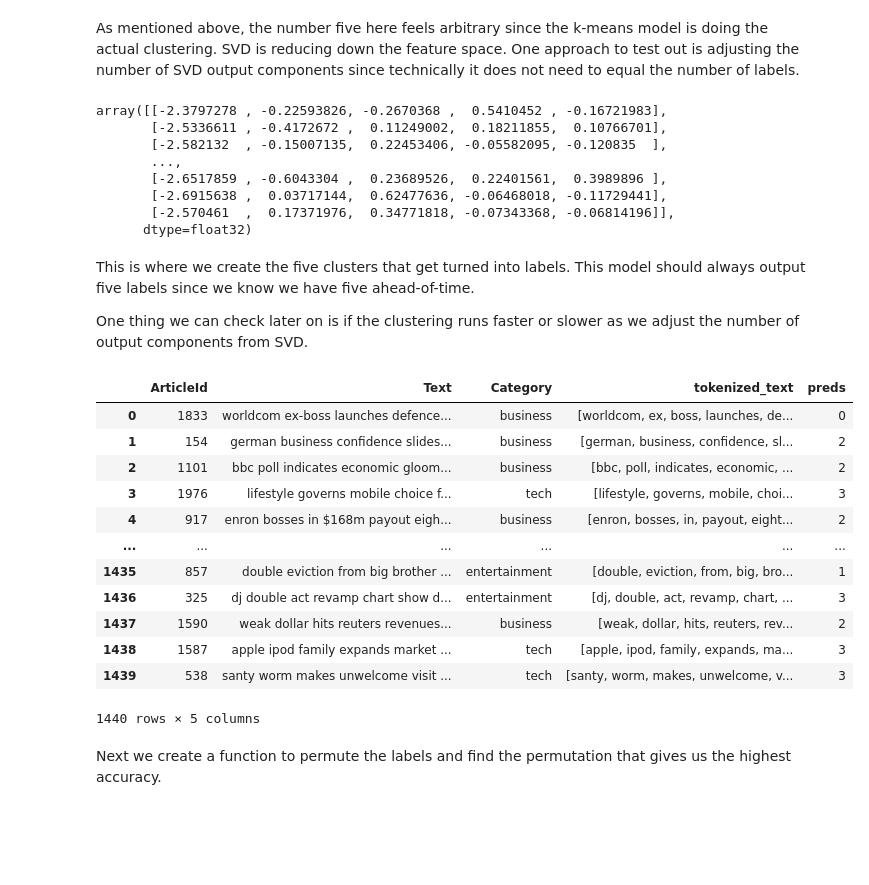
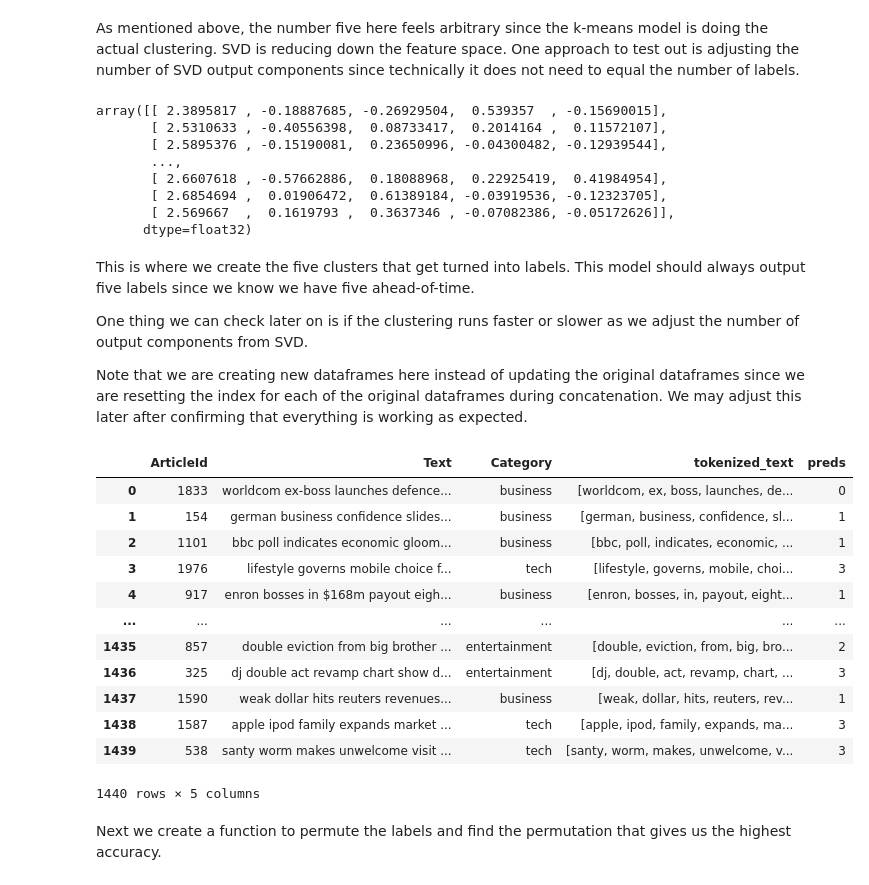
Before and after one commit to jhleakakos/msds-bbc-news-classification, a Jupyter notebook: classify_me_bbc.ipynb, the cells around one changed output. Cells and saved outputs as stored; diff of their text form; code cells hidden in the pictures; blank space fills up the shorter version.

Commit message:
refactor to clarify names and to put test set code in same cells as training set code

```diff
--- a/classify_me_bbc.ipynb
+++ b/classify_me_bbc.ipynb
@@ -281,6 +302,6 @@ The Word2Vec model has 1,440 articles
 # %%
 w2vmodel.train(
-    df['tokenized_text']
+    df_train['tokenized_text']
     , total_examples=w2vmodel.corpus_count
     , epochs=w2vmodel.epochs
 );
@@ -341,0 +363,11 @@ Number of columns in article feature matrix: 100
+# %%
+article_embeddings_train = i_need_article_embeddings(df_train['tokenized_text'])
+article_embeddings_test = i_need_article_embeddings(df_test['tokenized_text'])
+
+df_article_embeddings_train = pd.DataFrame(article_embeddings_train, index=df_train['ArticleId'])
+df_article_embeddings_test = pd.DataFrame(article_embeddings_test, index=df_test['ArticleId'])
+
+print(f'Number of rows in article feature matrix: {df_article_embeddings_train.shape[0]:,}')
+print(f'Number of columns in article feature matrix: {df_article_embeddings_train.shape[1]:,}')
+
+df_article_embeddings_train.head()
@@ -373,50 +418,65 @@ svd = TruncatedSVD(
     n_components=5
     , random_state=42
 )
-U = svd.fit_transform(df_article_embeddings)
+U_train = svd.fit_transform(df_article_embeddings_train)
+U_test = svd.transform(df_article_embeddings_test)
 # %% [markdown]
 As mentioned above, the number five here feels arbitrary since the k-means model is doing the actual clustering. SVD is reducing down the feature space. One approach to test out is adjusting the number of SVD output components since technically it does not need to equal the number of labels.
 # %%
-U
+U_train
 # %% [output]
-array([[-2.3797278 , -0.22593826, -0.2670368 ,  0.5410452 , -0.16721983],
-       [-2.5336611 , -0.4172672 ,  0.11249002,  0.18211855,  0.10766701],
-       [-2.582132  , -0.15007135,  0.22453406, -0.05582095, -0.120835  ],
+array([[ 2.3895817 , -0.18887685, -0.26929504,  0.539357  , -0.15690015],
+       [ 2.5310633 , -0.40556398,  0.08733417,  0.2014164 ,  0.11572107],
+       [ 2.5895376 , -0.15190081,  0.23650996, -0.04300482, -0.12939544],
        ...,
-       [-2.6517859 , -0.6043304 ,  0.23689526,  0.22401561,  0.3989896 ],
-       [-2.6915638 ,  0.03717144,  0.62477636, -0.06468018, -0.11729441],
-       [-2.570461  ,  0.17371976,  0.34771818, -0.07343368, -0.06814196]],
+       [ 2.6607618 , -0.57662886,  0.18088968,  0.22925419,  0.41984954],
+       [ 2.6854694 ,  0.01906472,  0.61389184, -0.03919536, -0.12323705],
+       [ 2.569667  ,  0.1619793 ,  0.3637346 , -0.07082386, -0.05172626]],
       dtype=float32)
 # %% [markdown]
 This is where we create the five clusters that get turned into labels. This model should always output five labels since we know we have five ahead-of-time.
 
 One thing we can check later on is if the clustering runs faster or slower as we adjust the number of output components from SVD.
+
+Note that we are creating new dataframes here instead of updating the original dataframes since we are resetting the index for each of the original dataframes during concatenation. We may adjust this later after confirming that everything is working as expected.
 # %%
 km = KMeans(
     n_clusters=5
     , random_state=42
 )
-preds = pd.DataFrame(
-    km.fit_predict(U)
+
+preds_train = pd.DataFrame(
+    km.fit_predict(U_train)
     , columns=['preds']
 )
-df_with_preds = pd.concat([
-    df.reset_index(drop=True)
-    , preds
+preds_test = pd.DataFrame(
+    km.predict(U_test)
+    , columns=['preds']
+)
+
+df_train_with_preds = pd.concat([
+    df_train.reset_index(drop=True)
+    , preds_train
     ], axis=1
 )
-df_with_preds
+df_test_with_preds = pd.concat([
+    df_test.reset_index(drop=True)
+    , preds_test
+    ], axis=1
+)
+
+df_train_with_preds
 # %% [output]
 |  | ArticleId | Text | Category | tokenized_text | preds |
 | 0 | 1833 | worldcom ex-boss launches defence... | business | [worldcom, ex, boss, launches, de... | 0 |
-| 1 | 154 | german business confidence slides... | business | [german, business, confidence, sl... | 2 |
-| 2 | 1101 | bbc poll indicates economic gloom... | business | [bbc, poll, indicates, economic, ... | 2 |
+| 1 | 154 | german business confidence slides... | business | [german, business, confidence, sl... | 1 |
+| 2 | 1101 | bbc poll indicates economic gloom... | business | [bbc, poll, indicates, economic, ... | 1 |
 | 3 | 1976 | lifestyle governs mobile choice f... | tech | [lifestyle, governs, mobile, choi... | 3 |
-| 4 | 917 | enron bosses in $168m payout eigh... | business | [enron, bosses, in, payout, eight... | 2 |
+| 4 | 917 | enron bosses in $168m payout eigh... | business | [enron, bosses, in, payout, eight... | 1 |
 | ... | ... | ... | ... | ... | ... |
-| 1435 | 857 | double eviction from big brother ... | entertainment | [double, eviction, from, big, bro... | 1 |
+| 1435 | 857 | double eviction from big brother ... | entertainment | [double, eviction, from, big, bro... | 2 |
 | 1436 | 325 | dj double act revamp chart show d... | entertainment | [dj, double, act, revamp, chart, ... | 3 |
-| 1437 | 1590 | weak dollar hits reuters revenues... | business | [weak, dollar, hits, reuters, rev... | 2 |
+| 1437 | 1590 | weak dollar hits reuters revenues... | business | [weak, dollar, hits, reuters, rev... | 1 |
 | 1438 | 1587 | apple ipod family expands market ... | tech | [apple, ipod, family, expands, ma... | 3 |
 | 1439 | 538 | santy worm makes unwelcome visit ... | tech | [santy, worm, makes, unwelcome, v... | 3 |
 1440 rows × 5 columns
```
Also changed, not shown: parts of 29 cells of this notebook.
